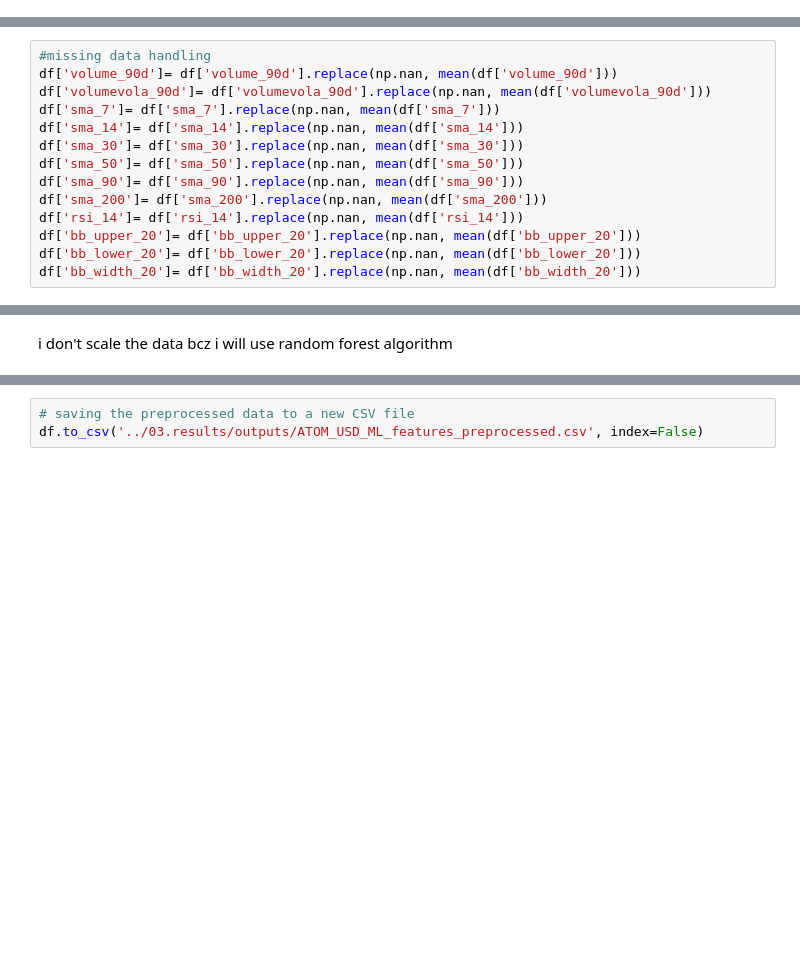
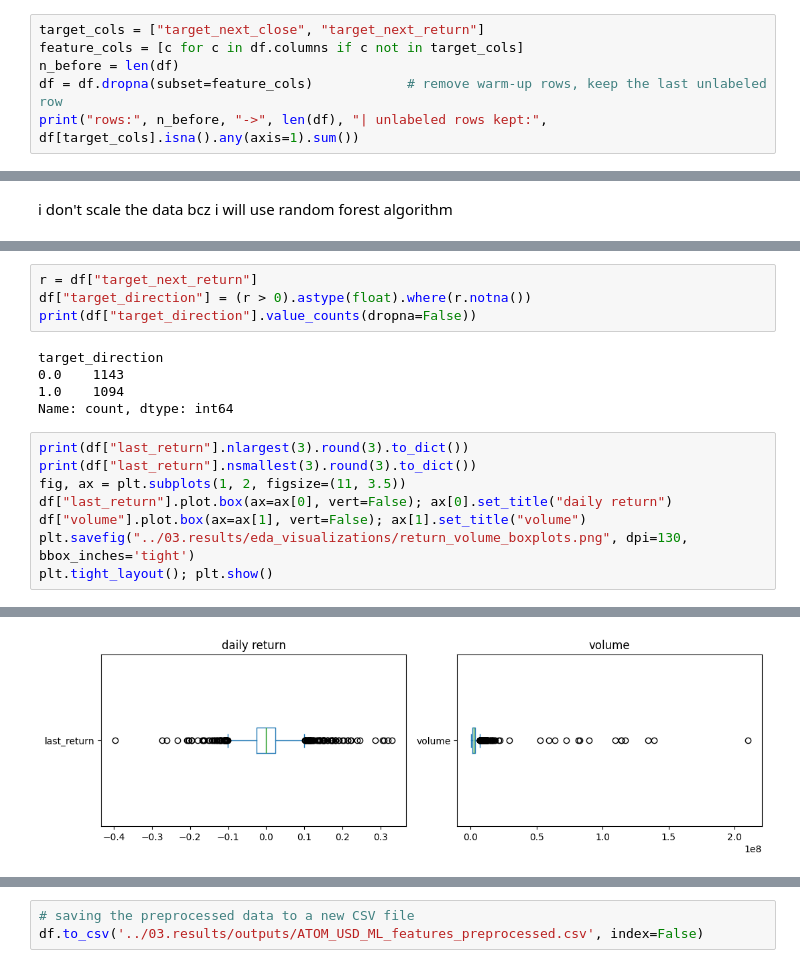
Before and after one commit to FaijAhamed-ML/ATOM-USDT-CRYPTOCURRENCY-ML-MODEL-PREDICTION, a Jupyter notebook: 02.notebook/01.data_PreProcessing.ipynb, the cells around one changed output, grey strips where cells are left out. Cells and saved outputs as stored; diff of their text form; blank space fills up the shorter version.

```diff
--- a/02.notebook/01.data_PreProcessing.ipynb
+++ b/02.notebook/01.data_PreProcessing.ipynb
@@ -175,0 +172,6 @@ df['target_next_return'] = df['target_next_return'].replace(np.nan, mean(df['tar
+# %%
+target_cols = ["target_next_close", "target_next_return"]
+feature_cols = [c for c in df.columns if c not in target_cols]
+n_before = len(df)
+df = df.dropna(subset=feature_cols)            # remove warm-up rows, keep the last unlabeled row
+print("rows:", n_before, "->", len(df), "| unlabeled rows kept:", df[target_cols].isna().any(axis=1).sum())
@@ -244,15 +224 @@ target_next_return      0
 dtype: int64
-# %%
-#missing data handling
-df['volume_90d']= df['volume_90d'].replace(np.nan, mean(df['volume_90d']))
-df['volumevola_90d']= df['volumevola_90d'].replace(np.nan, mean(df['volumevola_90d']))
-df['sma_7']= df['sma_7'].replace(np.nan, mean(df['sma_7']))
-df['sma_14']= df['sma_14'].replace(np.nan, mean(df['sma_14']))
-df['sma_30']= df['sma_30'].replace(np.nan, mean(df['sma_30']))
-df['sma_50']= df['sma_50'].replace(np.nan, mean(df['sma_50']))
-df['sma_90']= df['sma_90'].replace(np.nan, mean(df['sma_90']))
-df['sma_200']= df['sma_200'].replace(np.nan, mean(df['sma_200']))
-df['rsi_14']= df['rsi_14'].replace(np.nan, mean(df['rsi_14']))
-df['bb_upper_20']= df['bb_upper_20'].replace(np.nan, mean(df['bb_upper_20']))
-df['bb_lower_20']= df['bb_lower_20'].replace(np.nan, mean(df['bb_lower_20']))
-df['bb_width_20']= df['bb_width_20'].replace(np.nan, mean(df['bb_width_20']))
@@ -280,0 +247,18 @@ i don't scale the  data bcz i will use random forest algorithm
+# %%
+r = df["target_next_return"]
+df["target_direction"] = (r > 0).astype(float).where(r.notna())
+print(df["target_direction"].value_counts(dropna=False))
+# %% [output]
+target_direction
+0.0    1143
+1.0    1094
+Name: count, dtype: int64
+# %%
+print(df["last_return"].nlargest(3).round(3).to_dict())
+print(df["last_return"].nsmallest(3).round(3).to_dict())
+fig, ax = plt.subplots(1, 2, figsize=(11, 3.5))
+df["last_return"].plot.box(ax=ax[0], vert=False); ax[0].set_title("daily return")
+df["volume"].plot.box(ax=ax[1], vert=False); ax[1].set_title("volume")
+plt.savefig("../03.results/eda_visualizations/return_volume_boxplots.png", dpi=130, bbox_inches='tight')
+plt.tight_layout(); plt.show()
+# %% [output]
@@ -280,0 +267 @@ i don't scale the  data bcz i will use random forest algorithm
+[figure, added]
```
Also changed, not shown: parts of 28 cells of this notebook.
